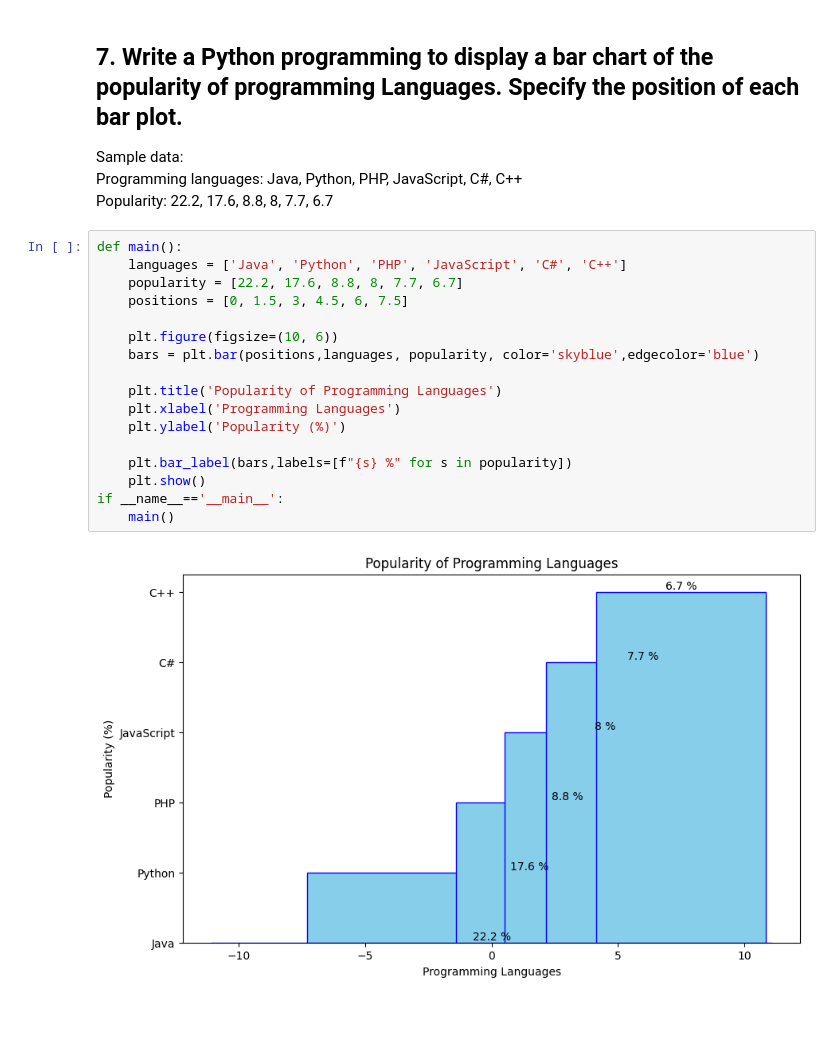
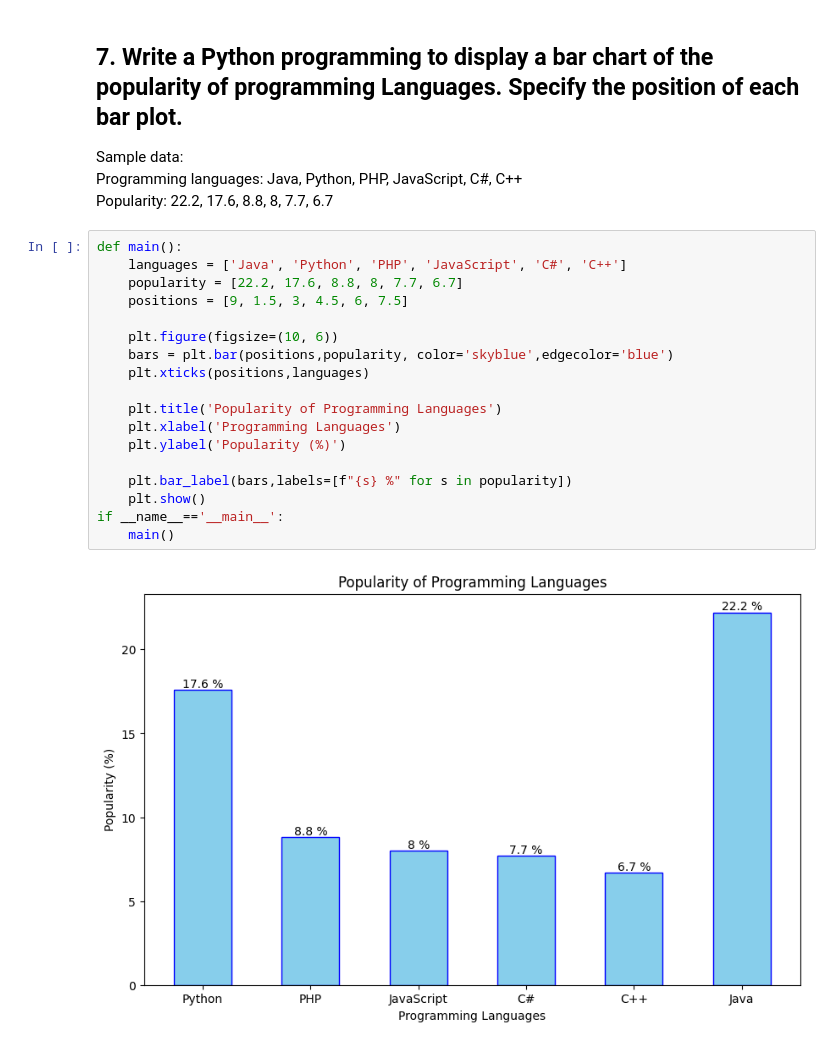
Before and after one commit to Prayag321/Python-libraries, a Jupyter notebook: matplotlib/barchart.ipynb, the cells around one changed output. Drawn from its saved outputs; the diff is of its cells as text; blank space fills up the shorter version.

```diff
--- a/matplotlib/barchart.ipynb
+++ b/matplotlib/barchart.ipynb
@@ -162,19 +163,20 @@ Popularity: 22.2, 17.6, 8.8, 8, 7.7, 6.7
 # %%
 def main():
 	languages = ['Java', 'Python', 'PHP', 'JavaScript', 'C#', 'C++']
 	popularity = [22.2, 17.6, 8.8, 8, 7.7, 6.7]
-	positions = [0, 1.5, 3, 4.5, 6, 7.5]
+	positions = [9, 1.5, 3, 4.5, 6, 7.5]
 
 	plt.figure(figsize=(10, 6))
-	bars = plt.bar(positions,languages, popularity, color='skyblue',edgecolor='blue')
+	bars = plt.bar(positions,popularity, color='skyblue',edgecolor='blue')
+	plt.xticks(positions,languages)
 
 	plt.title('Popularity of Programming Languages')
 	plt.xlabel('Programming Languages')
 	plt.ylabel('Popularity (%)')
 
 	plt.bar_label(bars,labels=[f"{s} %" for s in popularity])
 	plt.show()
 if __name__=='__main__':
 	main()
 # %% [output]
-[figure, old version]
+[figure, new version]
```
Also changed, not shown: parts of 5 cells of this notebook.
